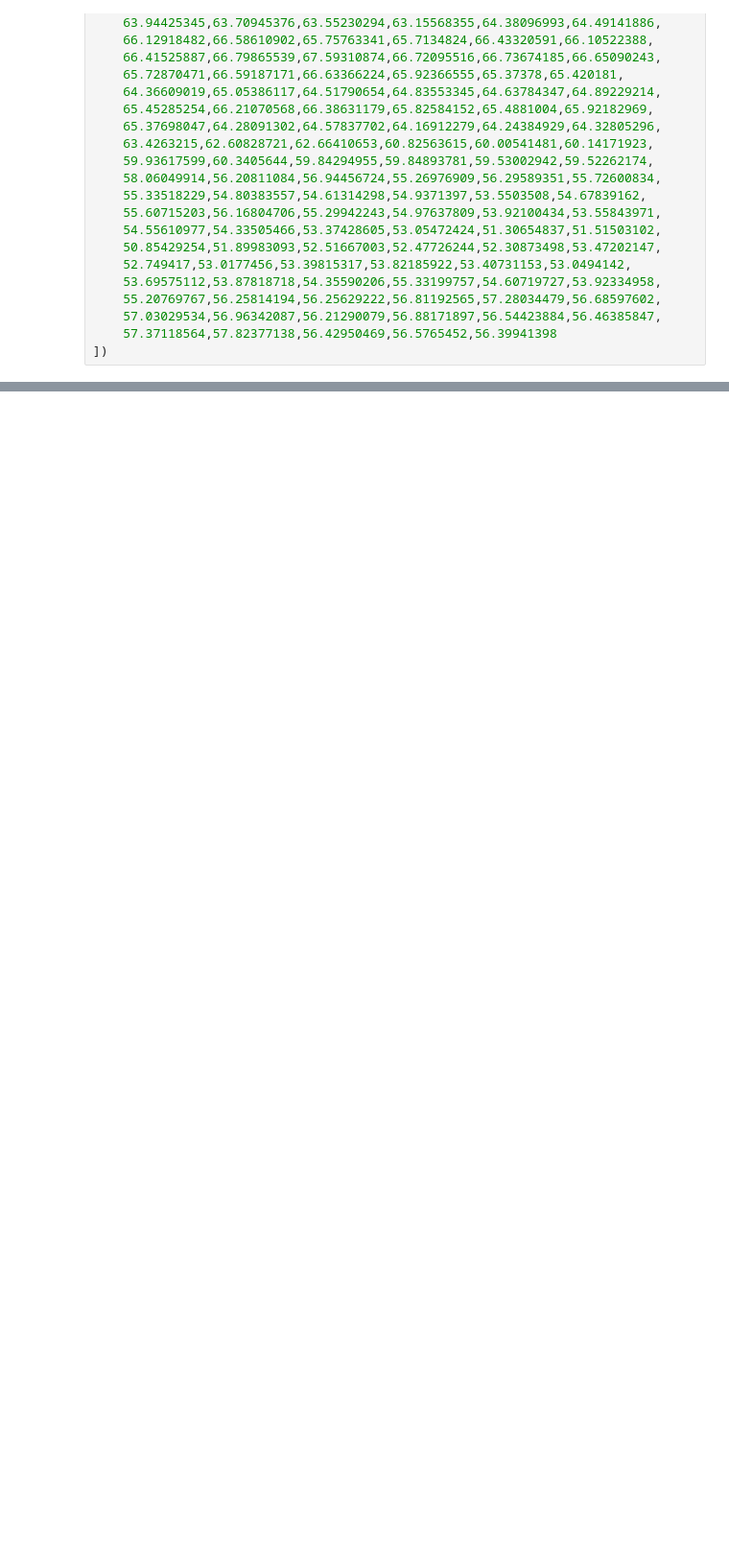
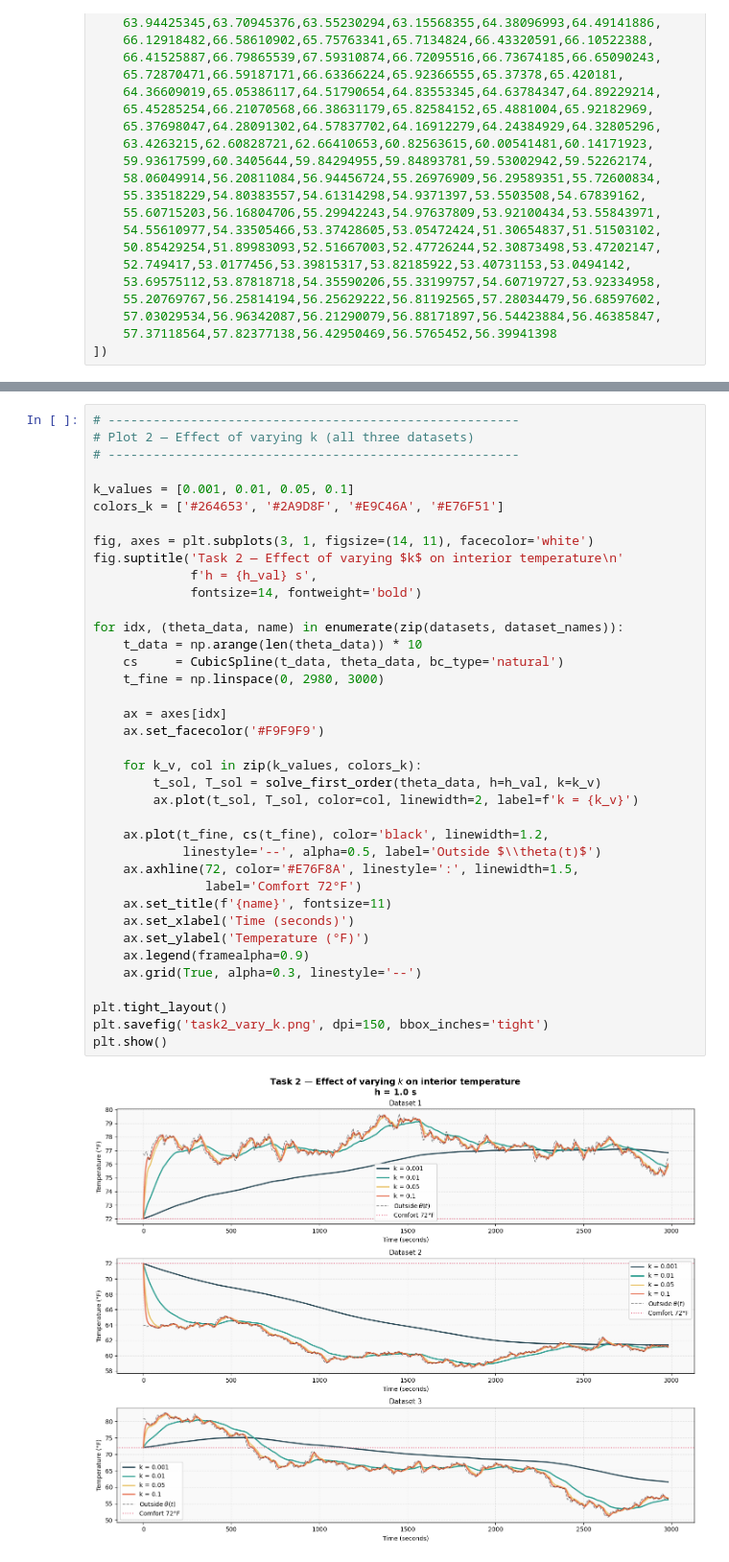
Before and after one commit to essey1/modelling-thermal-comfort, a Jupyter notebook: task2_matrix_solver.ipynb, the cells around one changed output, grey strips where cells are left out. Shown at 96% size. Saved outputs shown, nothing was run; the diff lists cells and outputs as text; blank space fills up the shorter version.

```diff
--- a/task2_matrix_solver.ipynb
+++ b/task2_matrix_solver.ipynb
@@ -224,0 +288,40 @@ plt.show()
+# %%
+# -------------------------------------------------------
+# Plot 2 — Effect of varying k (all three datasets)
+# -------------------------------------------------------
+
+k_values = [0.001, 0.01, 0.05, 0.1]
+colors_k = ['#264653', '#2A9D8F', '#E9C46A', '#E76F51']
+
+fig, axes = plt.subplots(3, 1, figsize=(14, 11), facecolor='white')
+fig.suptitle('Task 2 — Effect of varying $k$ on interior temperature\n'
+             f'h = {h_val} s',
+             fontsize=14, fontweight='bold')
+
+for idx, (theta_data, name) in enumerate(zip(datasets, dataset_names)):
+    t_data = np.arange(len(theta_data)) * 10
+    cs     = CubicSpline(t_data, theta_data, bc_type='natural')
+    t_fine = np.linspace(0, 2980, 3000)
+
+    ax = axes[idx]
+    ax.set_facecolor('#F9F9F9')
+
+    for k_v, col in zip(k_values, colors_k):
+        t_sol, T_sol = solve_first_order(theta_data, h=h_val, k=k_v)
+        ax.plot(t_sol, T_sol, color=col, linewidth=2, label=f'k = {k_v}')
+
+    ax.plot(t_fine, cs(t_fine), color='black', linewidth=1.2,
+            linestyle='--', alpha=0.5, label='Outside $\\theta(t)$')
+    ax.axhline(72, color='#E76F8A', linestyle=':', linewidth=1.5,
+               label='Comfort 72°F')
+    ax.set_title(f'{name}', fontsize=11)
+    ax.set_xlabel('Time (seconds)')
+    ax.set_ylabel('Temperature (°F)')
+    ax.legend(framealpha=0.9)
+    ax.grid(True, alpha=0.3, linestyle='--')
+
+plt.tight_layout()
+plt.savefig('task2_vary_k.png', dpi=150, bbox_inches='tight')
+plt.show()
+# %% [output]
+[figure, added]
```
Also changed, not shown: parts of 9 cells of this notebook, 1 other file.
